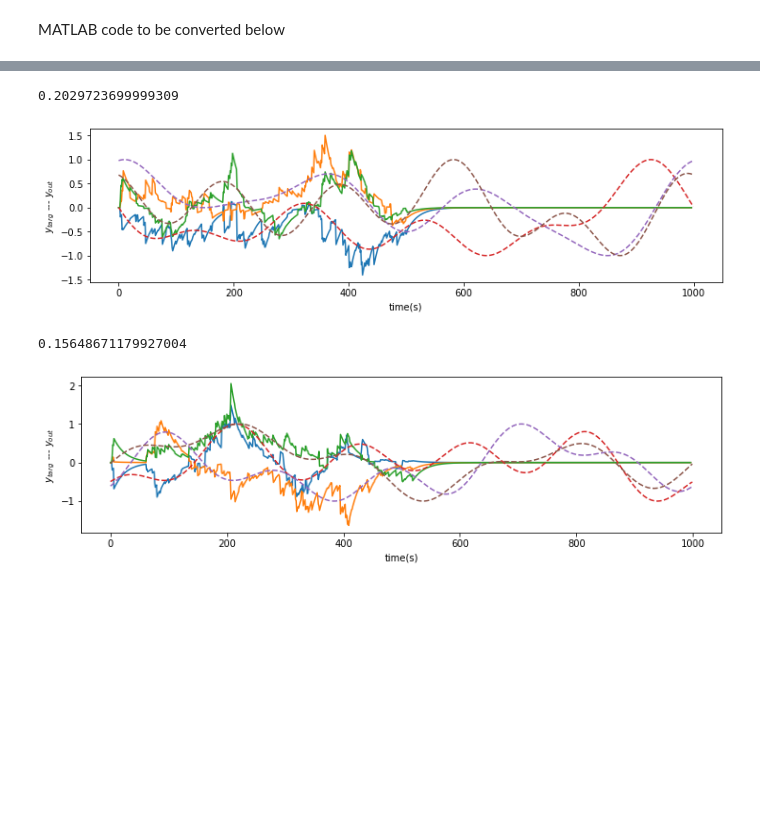
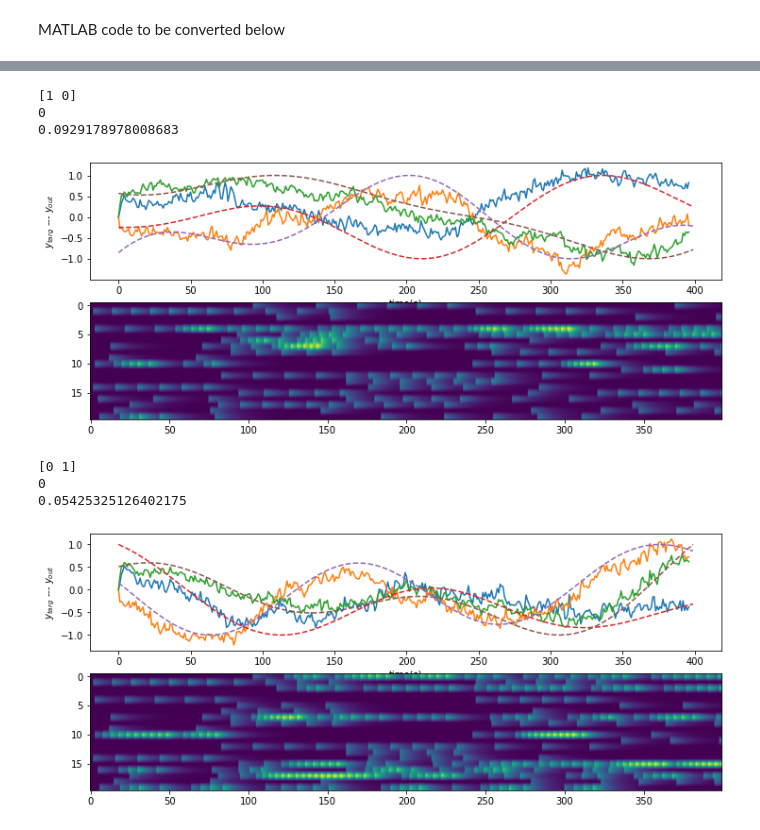
Before and after one commit to cristianocapone/LTTB, a Jupyter notebook: 3D-trajectory-2context.ipynb, the cells around one changed output, grey strips where cells are left out. Saved outputs shown, nothing was run; the diff lists cells and outputs as text; code cells hidden in the pictures; blank space fills up the shorter version.

Commit message:
context-switch funziona

```diff
--- a/3D-trajectory-2context.ipynb
+++ b/3D-trajectory-2context.ipynb
@@ -97,9 +97,3 @@ plt.show()
-# %%
-#context
-
-lttb.j_cont =  sigma_context*np.random.normal (0., 1., size = (lttb.N, 2))
-
-lttb.cont = np.array([0,0])
 # %% [markdown]
 MATLAB code to be converted below
 # %%
@@ -113,11 +107,10 @@ def f(x,gamma):
 apicalFactorTrain = 1
 apicalFactorTest = 0
 
-etaOut = 0.0
 nIterRec = 50
 
-eta = 1.
-eta_out = 0.01
+eta = 5.
+eta_out = 0.1
 etaW = .0
 
 
@@ -144,10 +137,6 @@ for iter in range(nIterRec):
 
         for t in range(lttb.T-2):
 
-
-            #lttb.Vapic[:,lttb.t+1 ] = lttb.Vapic[:,lttb.t+1 ] + lttb.j_cont@lttb.cont
-            lttb.Vsoma[:,lttb.t+1 ] = lttb.Vsoma[:,lttb.t+1 ] + lttb.j_cont@lttb.cont
-
             lttb.step(apicalFactor = apicalFactorTrain)
 
             dH = dH*(1-dt/tau_m) + dt/tau_m*lttb.S_filt[:,t]
@@ -155,13 +144,10 @@ for iter in range(nIterRec):
             DJ = np.outer(( lttb.S_apic_dist[:,t+1] - f(lttb.VapicRec[:,t],gamma) )*(1-lttb.S_apic_dist[:,t]) ,dH)
             lttb.J =  lttb.J + eta*DJ
 
-            SR = lttb.B_filt_rec[:,t+1]
+            SR = lttb.S_filtRO[:,t+1]#lttb.B_filt_rec[:,t+1]#
             Y = lttb.Jout@SR
             DJRO = np.outer(lttb.y_targ[:,t+1] - Y,SR.T)
             lttb.Jout =  lttb.Jout + eta_out*DJRO
-
-
-    #print(DJ)
 
     ###### Test
 
@@ -183,12 +169,9 @@ for iter in range(nIterRec):
 
             for t in range(lttb.T-2):
 
-                #lttb.Vapic[:,lttb.t+1 ] = lttb.Vapic[:,lttb.t+1 ] + lttb.j_cont@lttb.cont
-                lttb.Vsoma[:,lttb.t+1 ] = lttb.Vsoma[:,lttb.t+1 ] + lttb.j_cont@lttb.cont
-
                 lttb.step(apicalFactor = apicalFactorTest)
 
-            SR = lttb.B_filt_rec[:,1:-2]
+            SR = lttb.S_filtRO[:,1:-2]#lttb.B_filt_rec[:,1:-2]#
             Y = lttb.Jout@SR
             mse_rec_train = np.std(lttb.y_targ[:,1:-2] - Y)**2
 
@@ -204,44 +202,51 @@ for cont_index in range(2):
 
     lttb.cont = lttb.cont*0
     lttb.cont[cont_index] = 1
+
+    print( lttb.cont)
 
     if cont_index ==0:
         lttb.y_targ = lttb.y_targ_1
     else:
         lttb.y_targ = lttb.y_targ_2
 
     lttb.initialize(par)
 
     #run simulation
 
-    apicalFactor = 1
+    apicalFactor = 0
 
     for t in range(lttb.T-2):
 
-        #lttb.Vapic[:,lttb.t+1 ] = lttb.Vapic[:,lttb.t+1 ] + lttb.j_cont@lttb.cont
-        lttb.Vsoma[:,lttb.t+1 ] = lttb.Vsoma[:,lttb.t+1 ] + lttb.j_cont@lttb.cont
-
-        if t>500:
+        if t==10:
             apicalFactor = 0
+            print(apicalFactor)
 
         lttb.step(apicalFactor = apicalFactor)
 
-    SR = lttb.B_filt_rec[:,1:-2]
+    SR = lttb.S_filtRO[:,1:-2]#lttb.B_filt_rec[:,1:-2]#
     Y = lttb.Jout@SR
     mse_rec_train = np.std(lttb.y_targ[:,1:-2] - Y)**2
 
     print(mse_rec_train)
 
 #mse, Y = lttb.train_ro(par,out_epochs = 1)
 
-    plt.figure(figsize=(12, 3))
+    plt.figure(figsize=(12, 5))
+    plt.subplot(211)
     plt.plot(Y.T)
     plt.plot(lttb.y_targ.T,'--')
     plt.xlabel('time(s)')
     plt.ylabel('$y_{targ}$ --- $y_{out}$')
+    plt.subplot(212)
+    plt.imshow(lttb.S_filtRO[0:20,:],aspect='auto')
     plt.show()
 # %% [output]
-0.2029723699999309
+[1 0]
+0
+0.0929178978008683
-[figure, old version]
+[figure, new version]
-0.15648671179927004
+[0 1]
+0
+0.05425325126402175
-[figure, old version]
+[figure, new version]
```
Also changed, not shown: parts of 3 cells of this notebook, 1 other file.
